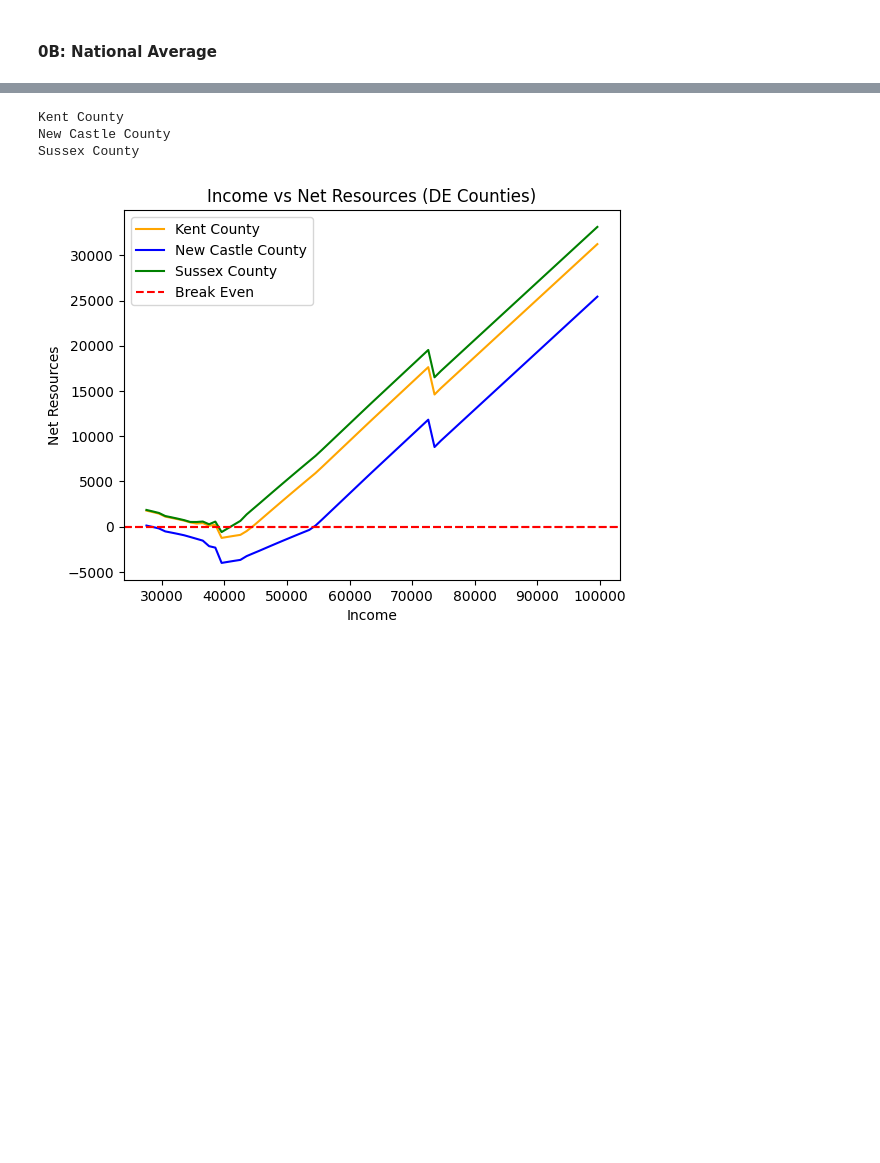
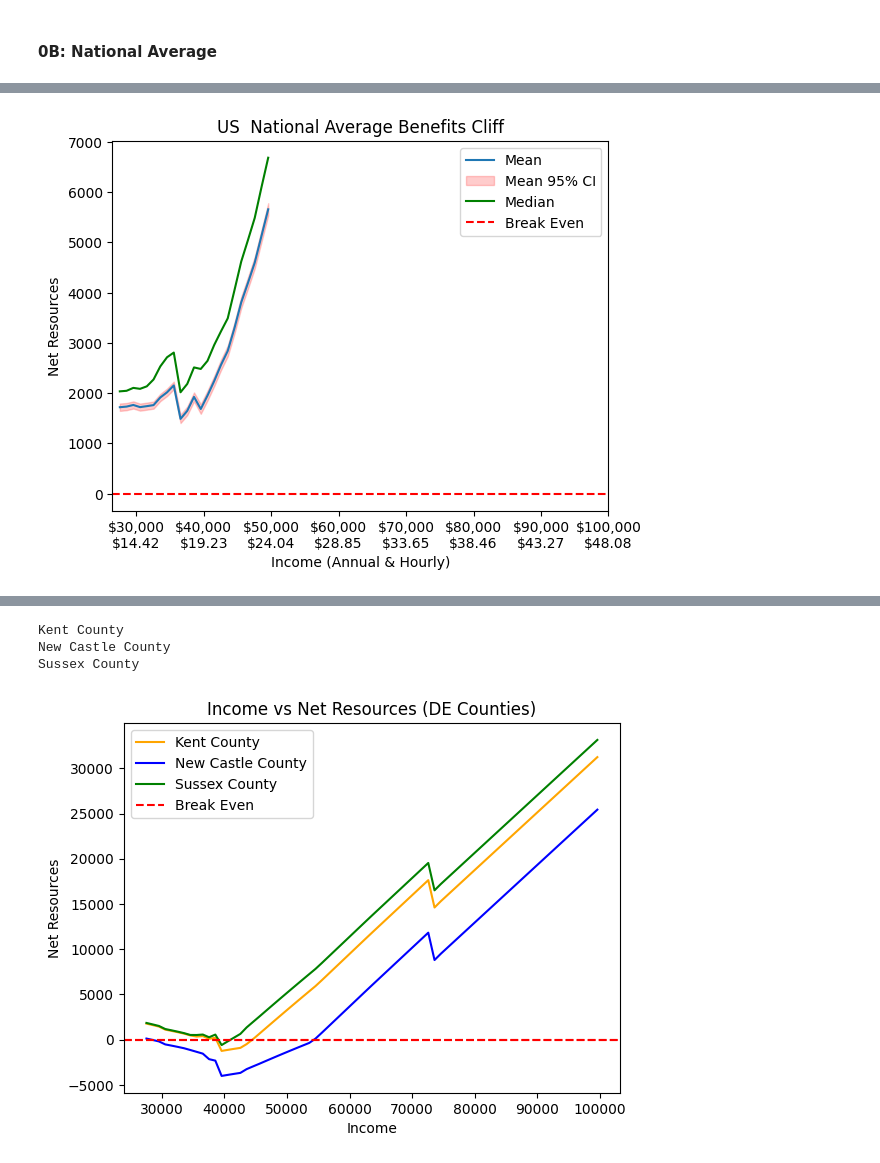
Before and after one commit to apsocarras/policy-rules-database, a Jupyter notebook: cliff-curve.ipynb, the cells around one changed output, grey strips where cells are left out. Drawn from its saved outputs; the diff is of its cells as text; code cells hidden in the pictures; blank space fills up the shorter version.

```diff
--- a/cliff-curve.ipynb
+++ b/cliff-curve.ipynb
@@ -257,0 +222,39 @@ County Comparison
+# %%
+data_zoomed = data[data['income'] < 50000]
+data_zoomed
+x = data_zoomed.index
+y = data_zoomed.values
+
+fig, ax = plt.subplots()
+
+# Plot mean
+plt.plot(data_zoomed['income'], data_zoomed['mean'], linestyle='-', label='Mean')
+plt.fill_between(data_zoomed['income'], (data_zoomed['95%_mean_CI_lower']).values, (data_zoomed['95%_mean_CI_upper']).values, color='r', alpha=0.2, label='Mean 95% CI')
+
+# Plot median
+plt.plot(data_zoomed['income'], data_zoomed['median'], linestyle='-', label='Median', color='g')
+
+
+## Add break even line
+plt.axhline(y=0, color='r', linestyle='--', label='Break Even')
+
+## Add legend
+plt.legend
+
+## Add custom ticks and labels
+ticks, labels = utils.create_custom_ticks_labels()
+ax.set_xticks(ticks)
+ax.set_xticklabels(labels)
+
+## Set axis labels and title
+ax.set_xlabel('Income (Annual & Hourly)')
+ax.set_ylabel('Net Resources')
+ax.set_title('US  National Average Benefits Cliff')
+
+
+## Legend
+plt.legend()
+
+plt.show()
+# %% [output]
+[figure, added]
```
Also changed, not shown: parts of 30 cells of this notebook, 1 other file.
